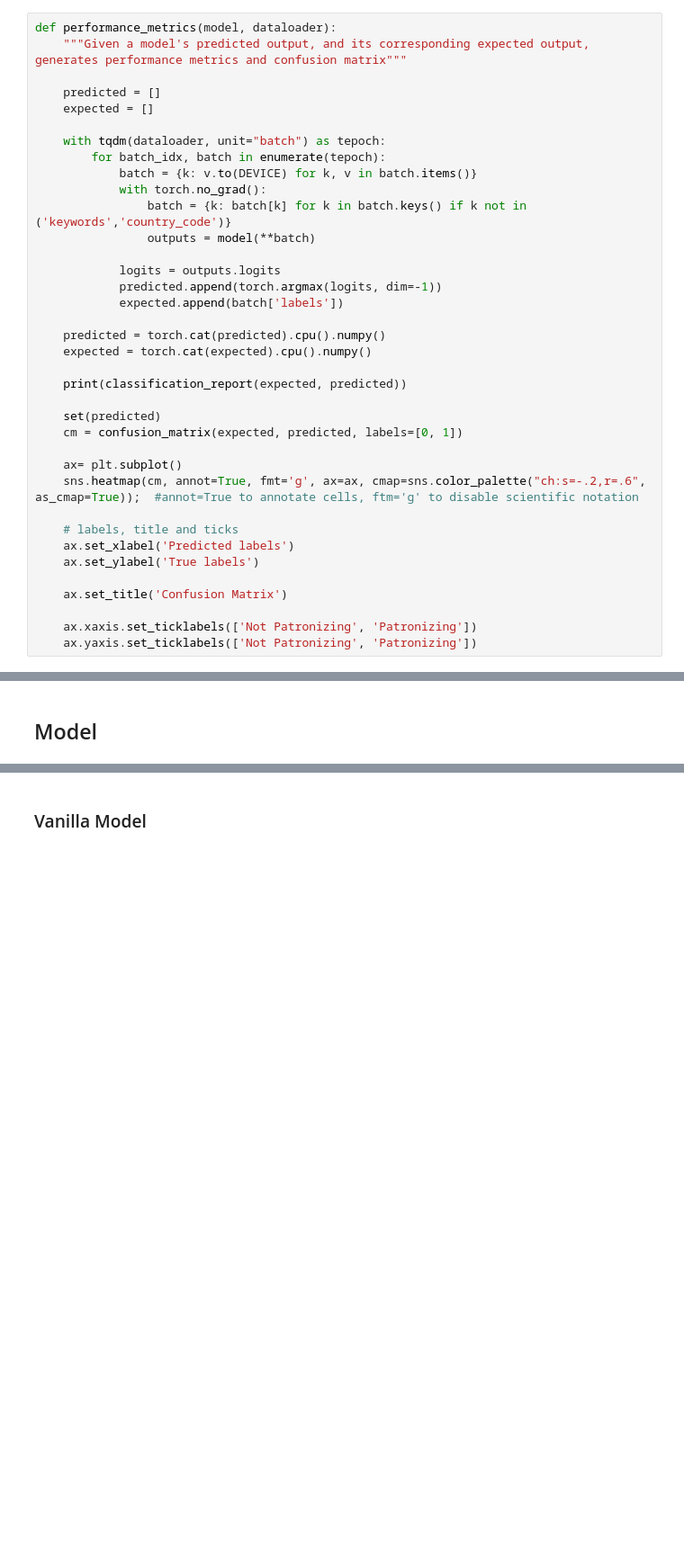
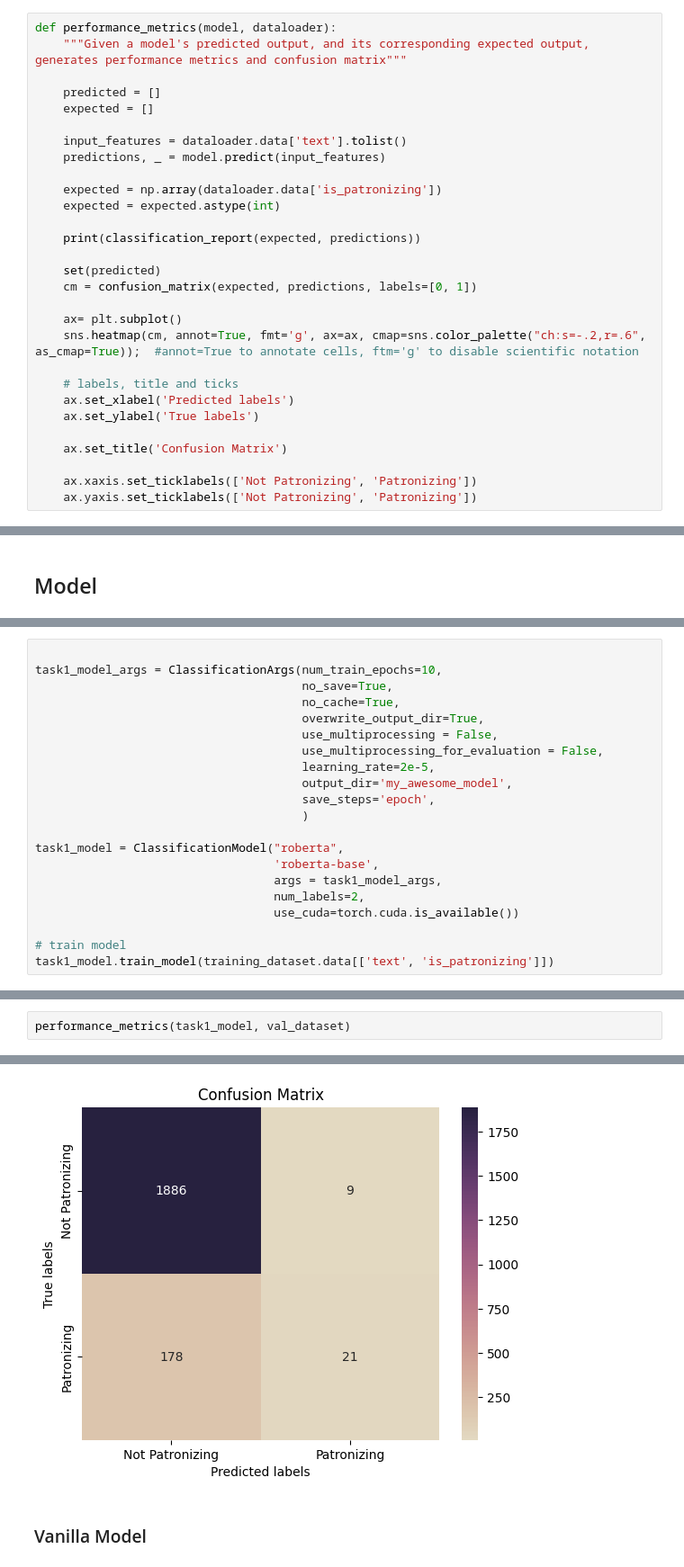
Before and after one commit to avzh1/nlp_bert_classifier, a Jupyter notebook: src/binary-classification.ipynb, the cells around one changed output, grey strips where cells are left out. Shown at 90% size. Drawn from its saved outputs; the diff is of its cells as text; blank space fills up the shorter version.

Commit message:
cuda error but working model

```diff
--- a/src/binary-classification.ipynb
+++ b/src/binary-classification.ipynb
@@ -436,24 +414,16 @@ def performance_metrics(model, dataloader):
     predicted = []
     expected = []
 
-    with tqdm(dataloader, unit="batch") as tepoch:
-        for batch_idx, batch in enumerate(tepoch):
-            batch = {k: v.to(DEVICE) for k, v in batch.items()}
-            with torch.no_grad():
-                batch = {k: batch[k] for k in batch.keys() if k not in ('keywords','country_code')}
-                outputs = model(**batch)
+    input_features = dataloader.data['text'].tolist()
+    predictions, _ = model.predict(input_features)
 
-            logits = outputs.logits
-            predicted.append(torch.argmax(logits, dim=-1))
-            expected.append(batch['labels'])
+    expected = np.array(dataloader.data['is_patronizing'])
+    expected = expected.astype(int)
 
-    predicted = torch.cat(predicted).cpu().numpy()
-    expected = torch.cat(expected).cpu().numpy()
-
-    print(classification_report(expected, predicted))
+    print(classification_report(expected, predictions))
 
     set(predicted)
-    cm = confusion_matrix(expected, predicted, labels=[0, 1])
+    cm = confusion_matrix(expected, predictions, labels=[0, 1])
 
     ax= plt.subplot()
     sns.heatmap(cm, annot=True, fmt='g', ax=ax, cmap=sns.color_palette("ch:s=-.2,r=.6", as_cmap=True));  #annot=True to annotate cells, ftm='g' to disable scientific notation
@@ -572,0 +586,21 @@ weighted avg       0.38      0.61      0.47      3087
+# %%
+
+task1_model_args = ClassificationArgs(num_train_epochs=10,
+                                      no_save=True,
+                                      no_cache=True,
+                                      overwrite_output_dir=True,
+                                      use_multiprocessing = False,
+                                      use_multiprocessing_for_evaluation = False,
+                                      learning_rate=2e-5,
+                                      output_dir='my_awesome_model',
+                                      save_steps='epoch',
+                                      )
+
+task1_model = ClassificationModel("roberta",
+                                  'roberta-base',
+                                  args = task1_model_args,
+                                  num_labels=2,
+                                  use_cuda=torch.cuda.is_available())
+
+# train model
+task1_model.train_model(training_dataset.data[['text', 'is_patronizing']])
@@ -572,0 +618,3 @@ weighted avg       0.38      0.61      0.47      3087
+# %%
+performance_metrics(task1_model, val_dataset)
+# %% [output]
@@ -573,3 +629,4 @@ weighted avg       0.38      0.61      0.47      3087
+[figure, added]
 # %% [markdown]
 ### Vanilla Model
 # %%
```
Also changed, not shown: parts of 28 cells of this notebook, 1 other file.
